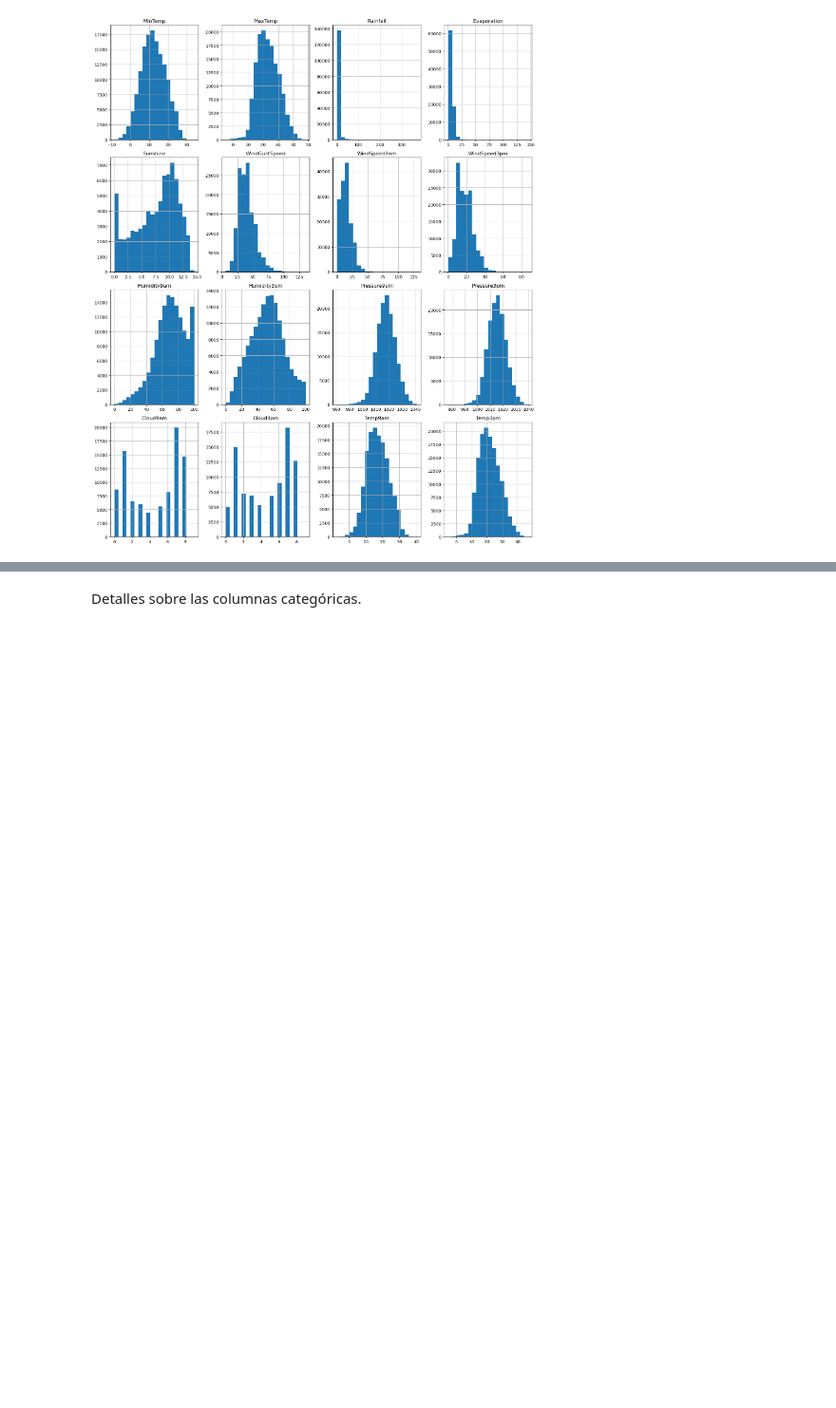
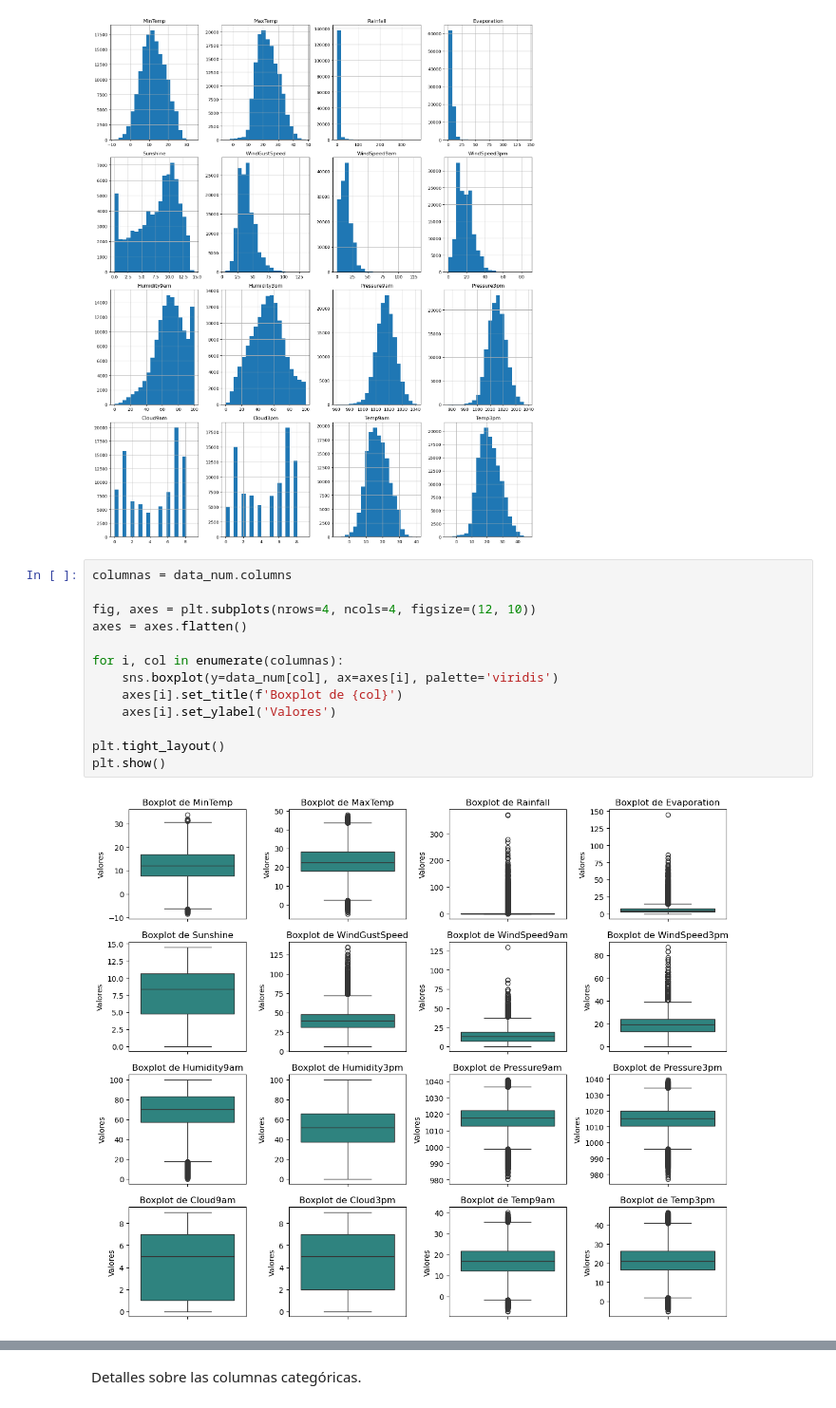
Before and after one commit to CaroRuiz92/AA1-TUIA-Ruiz-Quispe, a Jupyter notebook: TP-clasificacion-AA1.ipynb, the cells around one changed output, grey strips where cells are left out. Shown at 95% size. Saved outputs shown, nothing was run; the diff lists cells and outputs as text; blank space fills up the shorter version.

```diff
--- a/TP-clasificacion-AA1.ipynb
+++ b/TP-clasificacion-AA1.ipynb
@@ -121,4 +122,19 @@ plt.tight_layout()
 plt.show()
 # %% [output]
 [figure]
+# %%
+columnas = data_num.columns
+
+fig, axes = plt.subplots(nrows=4, ncols=4, figsize=(12, 10))
+axes = axes.flatten()
+
+for i, col in enumerate(columnas):
+    sns.boxplot(y=data_num[col], ax=axes[i], palette='viridis')
+    axes[i].set_title(f'Boxplot de {col}')
+    axes[i].set_ylabel('Valores')
+
+plt.tight_layout()
+plt.show()
+# %% [output]
+[figure, added]
 # %% [markdown]
```
Also changed, not shown: parts of 60 cells of this notebook.
